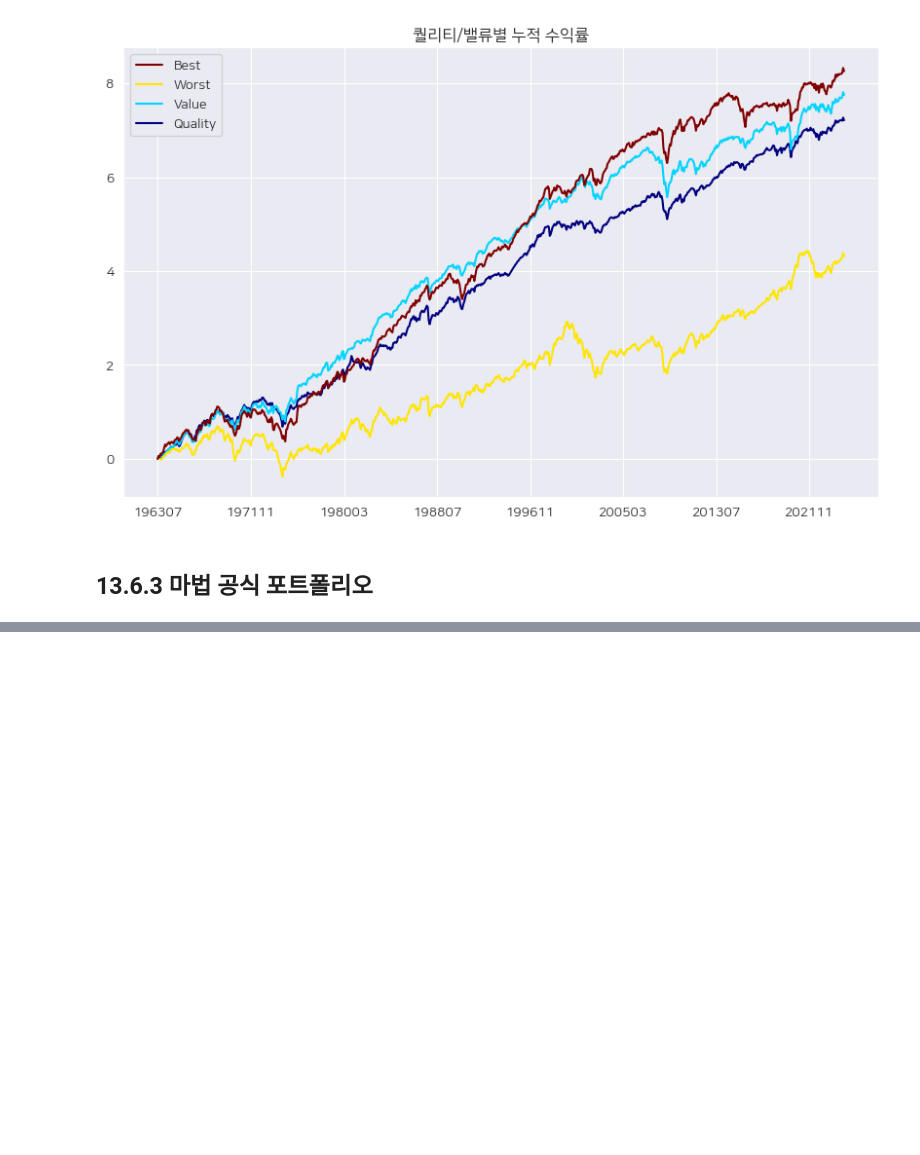
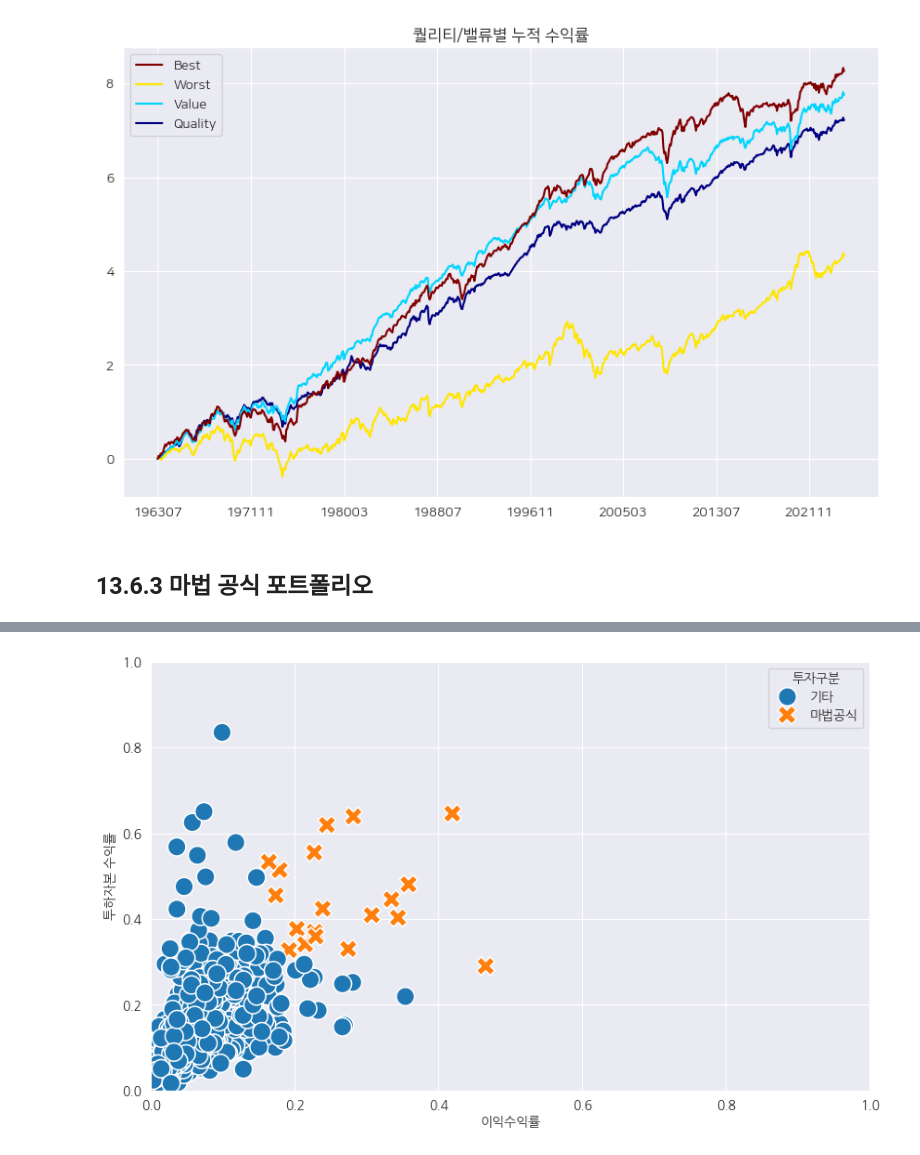
Before and after one commit to Glesep/Quant, a Jupyter notebook: chap_13/chap13.ipynb, the cells around one changed output, grey strips where cells are left out. Drawn from its saved outputs; the diff is of its cells as text; code cells hidden in the pictures; blank space fills up the shorter version.

```diff
--- a/chap_13/chap13.ipynb
+++ b/chap_13/chap13.ipynb
@@ -907,0 +927,15 @@ data_bind.head()
+# %%
+# 투하자본 수익률
+
+magic_ic = (data_bind['유동자산'] - data_bind['유동부채']) + (data_bind['비유동자산'] - data_bind['감가상각비'])
+magic_roc = magic_ebit / magic_ic
+# %%
+# 열 입력하기
+
+data_bind['이익수익률'] = magic_ey
+data_bind['투하자본 수익률'] = magic_roc
+
+magic_rank = (magic_ey.rank(ascending=False, axis=0) +
+              magic_roc.rank(ascending=False, axis=0)).rank(axis=0)
+
+data_bind.loc[magic_rank <= 20, ['종목코드', '종목명', '이익수익률', '투하자본 수익률']].round(4)
@@ -907,0 +960,25 @@ data_bind.head()
+# %%
+# 전체 종목과 선택된 종목들의 차이 시각화
+
+import matplotlib.pyplot as plt
+import seaborn as sns
+
+data_bind['투자구분'] = np.where(magic_rank <= 20, '마법공식', '기타')
+
+# seaborn은 matplotlib의 설정을 주로 따름
+plt.rc('font', family='NanumGothic')  # 나눔고딕 폰트 설정
+plt.rc('axes', unicode_minus=False)
+
+plt.subplots(1, 1, figsize=(10, 6))
+sns.scatterplot(data=data_bind,
+                x = '이익수익률',
+                y = '투하자본 수익률',
+                hue = '투자구분',
+                style = '투자구분',
+                s = 200)
+
+plt.xlim(0, 1)
+plt.ylim(0, 1)
+plt.show()
+# %% [output]
+[figure, added]
```
Also changed, not shown: parts of 7 cells of this notebook.
